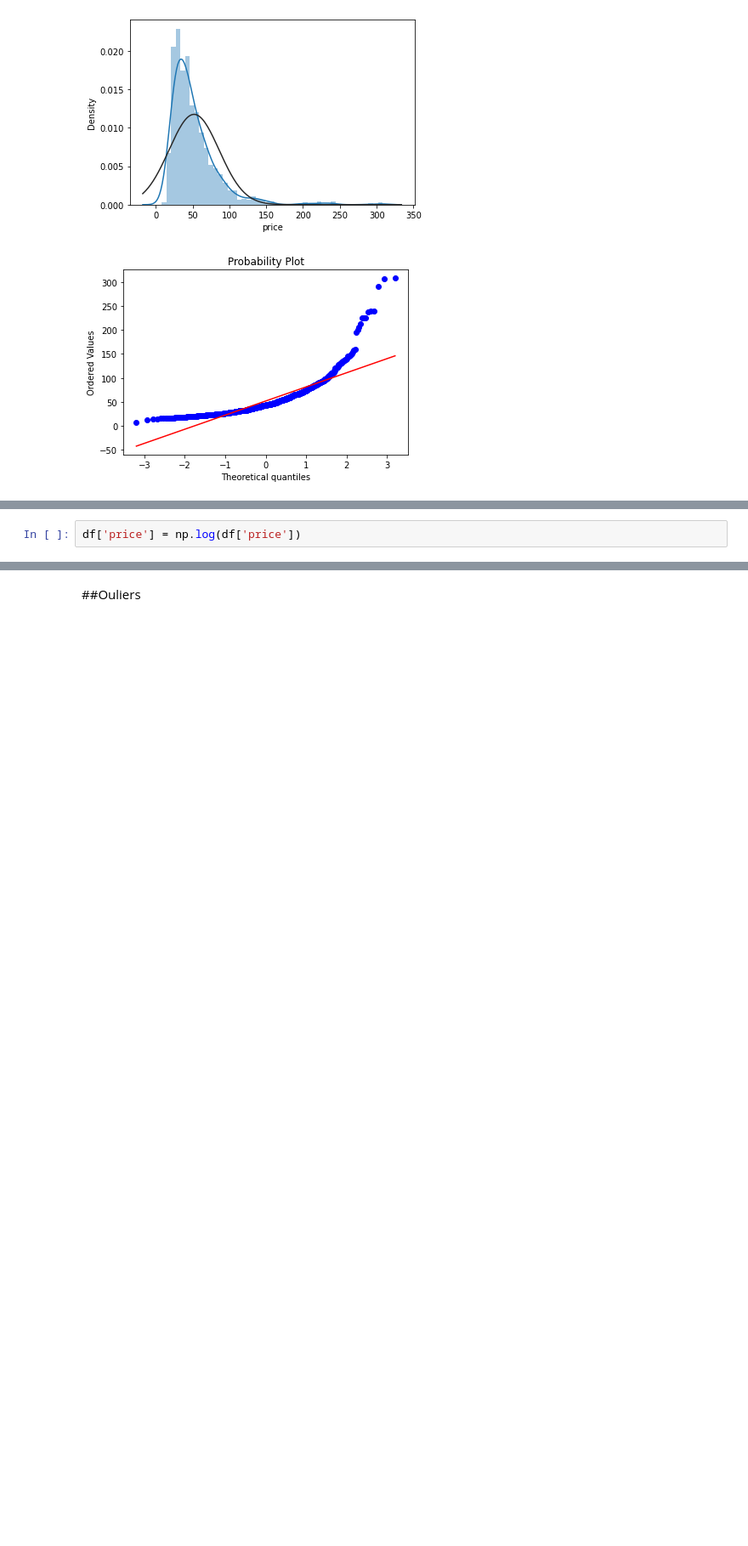
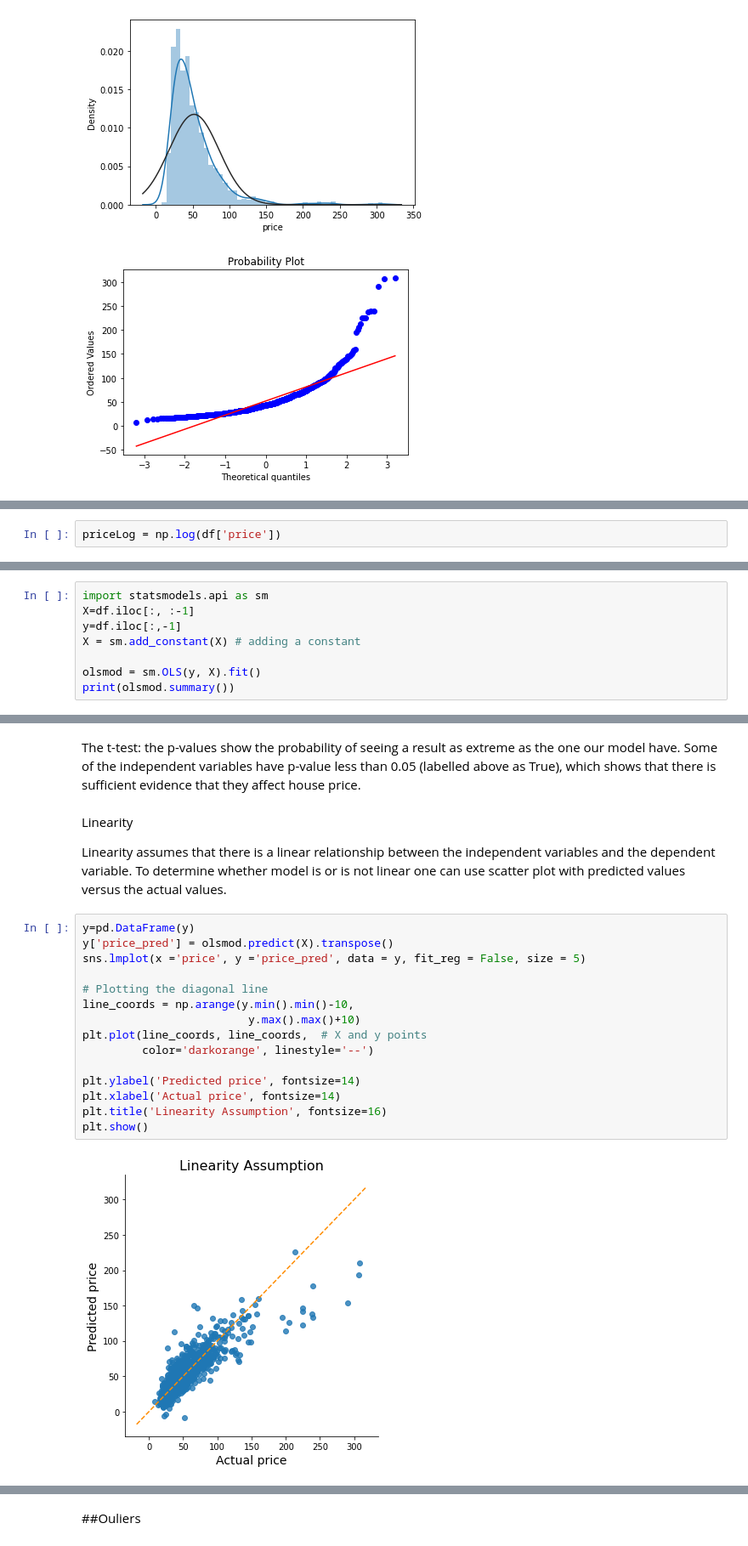
Before and after one commit to monikachudyba/MachineLearningProjects, a Jupyter notebook: Regression - House Pricing.ipynb, the cells around one changed output, grey strips where cells are left out. Shown at 85% size. Saved outputs shown, nothing was run; the diff lists cells and outputs as text; blank space fills up the shorter version.

```diff
--- a/Regression - House Pricing.ipynb
+++ b/Regression - House Pricing.ipynb
@@ -306,3 +308,3 @@ res = stats.probplot(df['price'], plot=plt)
 # %%
-df['price'] = np.log(df['price'])
+priceLog = np.log(df['price'])
 # %%
@@ -314,0 +319,8 @@ res = stats.probplot(df['price'], plot=plt)
+# %%
+import statsmodels.api as sm
+X=df.iloc[:, :-1]
+y=df.iloc[:,-1]
+X = sm.add_constant(X) # adding a constant
+
+olsmod = sm.OLS(y, X).fit()
+print(olsmod.summary())
@@ -314,0 +397,23 @@ res = stats.probplot(df['price'], plot=plt)
+# %% [markdown]
+The t-test: the p-values show the probability of seeing a result as extreme as the one our model have. Some of the independent variables have p-value less than 0.05 (labelled above as True), which shows that there is sufficient evidence that they affect house price.
+# %% [markdown]
+Linearity
+
+Linearity assumes that there is a linear relationship between the independent variables and the dependent variable. To determine whether model is or is not linear one can use scatter plot with predicted values versus the actual values.
+# %%
+y=pd.DataFrame(y)
+y['price_pred'] = olsmod.predict(X).transpose()
+sns.lmplot(x ='price', y ='price_pred', data = y, fit_reg = False, size = 5)
+
+# Plotting the diagonal line
+line_coords = np.arange(y.min().min()-10,
+                         y.max().max()+10)
+plt.plot(line_coords, line_coords,  # X and y points
+         color='darkorange', linestyle='--')
+
+plt.ylabel('Predicted price', fontsize=14)
+plt.xlabel('Actual price', fontsize=14)
+plt.title('Linearity Assumption', fontsize=16)
+plt.show()
+# %% [output]
+[figure, added]
```
Also changed, not shown: parts of 15 cells of this notebook.
